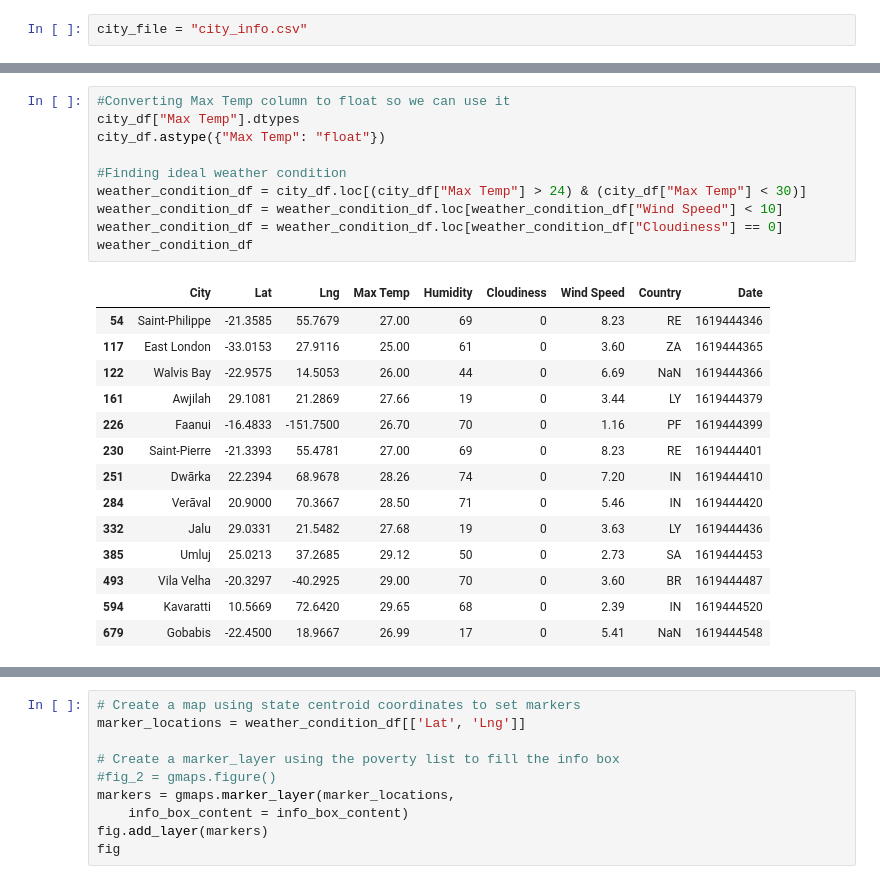
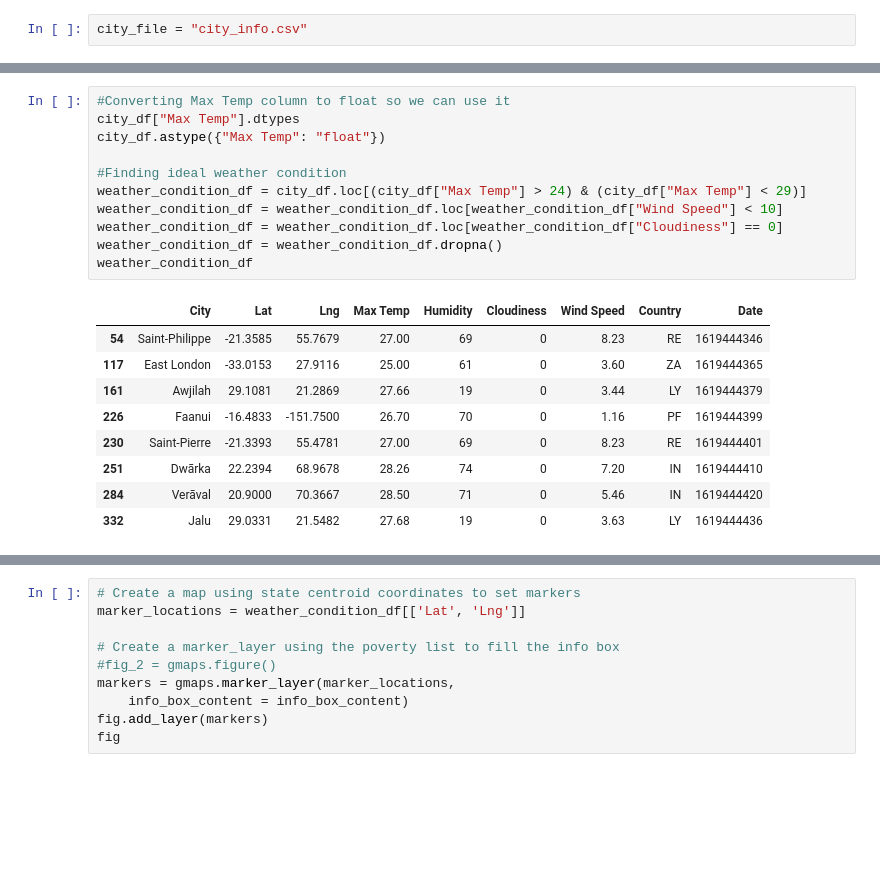
Before and after one commit to carolinelarry/homework_python_apis, a Jupyter notebook: VacationPy.ipynb, the cells around one changed output, grey strips where cells are left out. Drawn from its saved outputs; the diff is of its cells as text; blank space fills up the shorter version.

```diff
--- a/VacationPy.ipynb
+++ b/VacationPy.ipynb
@@ -51,25 +58,21 @@ fig
 # %%
 #Converting Max Temp column to float so we can use it
 city_df["Max Temp"].dtypes
 city_df.astype({"Max Temp": "float"})
 
 #Finding ideal weather condition
-weather_condition_df = city_df.loc[(city_df["Max Temp"] > 24) & (city_df["Max Temp"] < 30)]
+weather_condition_df = city_df.loc[(city_df["Max Temp"] > 24) & (city_df["Max Temp"] < 29)]
 weather_condition_df = weather_condition_df.loc[weather_condition_df["Wind Speed"] < 10]
 weather_condition_df = weather_condition_df.loc[weather_condition_df["Cloudiness"] == 0]
+weather_condition_df = weather_condition_df.dropna()
 weather_condition_df
 # %% [output]
 |  | City | Lat | Lng | Max Temp | Humidity | Cloudiness | Wind Speed | Country | Date |
 | 54 | Saint-Philippe | -21.3585 | 55.7679 | 27.00 | 69 | 0 | 8.23 | RE | 1619444346 |
 | 117 | East London | -33.0153 | 27.9116 | 25.00 | 61 | 0 | 3.60 | ZA | 1619444365 |
-| 122 | Walvis Bay | -22.9575 | 14.5053 | 26.00 | 44 | 0 | 6.69 | NaN | 1619444366 |
 | 161 | Awjilah | 29.1081 | 21.2869 | 27.66 | 19 | 0 | 3.44 | LY | 1619444379 |
 | 226 | Faanui | -16.4833 | -151.7500 | 26.70 | 70 | 0 | 1.16 | PF | 1619444399 |
 | 230 | Saint-Pierre | -21.3393 | 55.4781 | 27.00 | 69 | 0 | 8.23 | RE | 1619444401 |
 | 251 | Dwārka | 22.2394 | 68.9678 | 28.26 | 74 | 0 | 7.20 | IN | 1619444410 |
 | 284 | Verāval | 20.9000 | 70.3667 | 28.50 | 71 | 0 | 5.46 | IN | 1619444420 |
 | 332 | Jalu | 29.0331 | 21.5482 | 27.68 | 19 | 0 | 3.63 | LY | 1619444436 |
-| 385 | Umluj | 25.0213 | 37.2685 | 29.12 | 50 | 0 | 2.73 | SA | 1619444453 |
-| 493 | Vila Velha | -20.3297 | -40.2925 | 29.00 | 70 | 0 | 3.60 | BR | 1619444487 |
-| 594 | Kavaratti | 10.5669 | 72.6420 | 29.65 | 68 | 0 | 2.39 | IN | 1619444520 |
-| 679 | Gobabis | -22.4500 | 18.9667 | 26.99 | 17 | 0 | 5.41 | NaN | 1619444548 |
```
Also changed, not shown: parts of 9 cells of this notebook, 14 other files.
